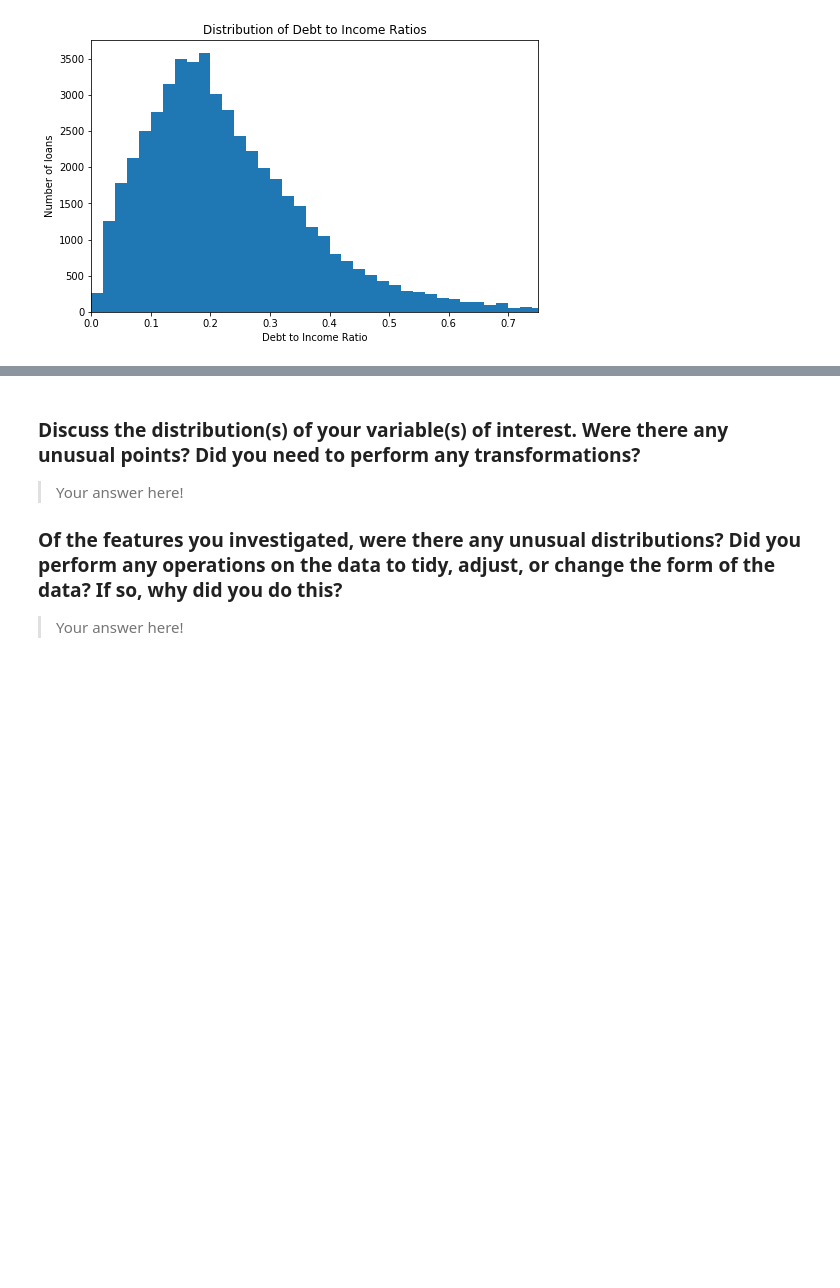
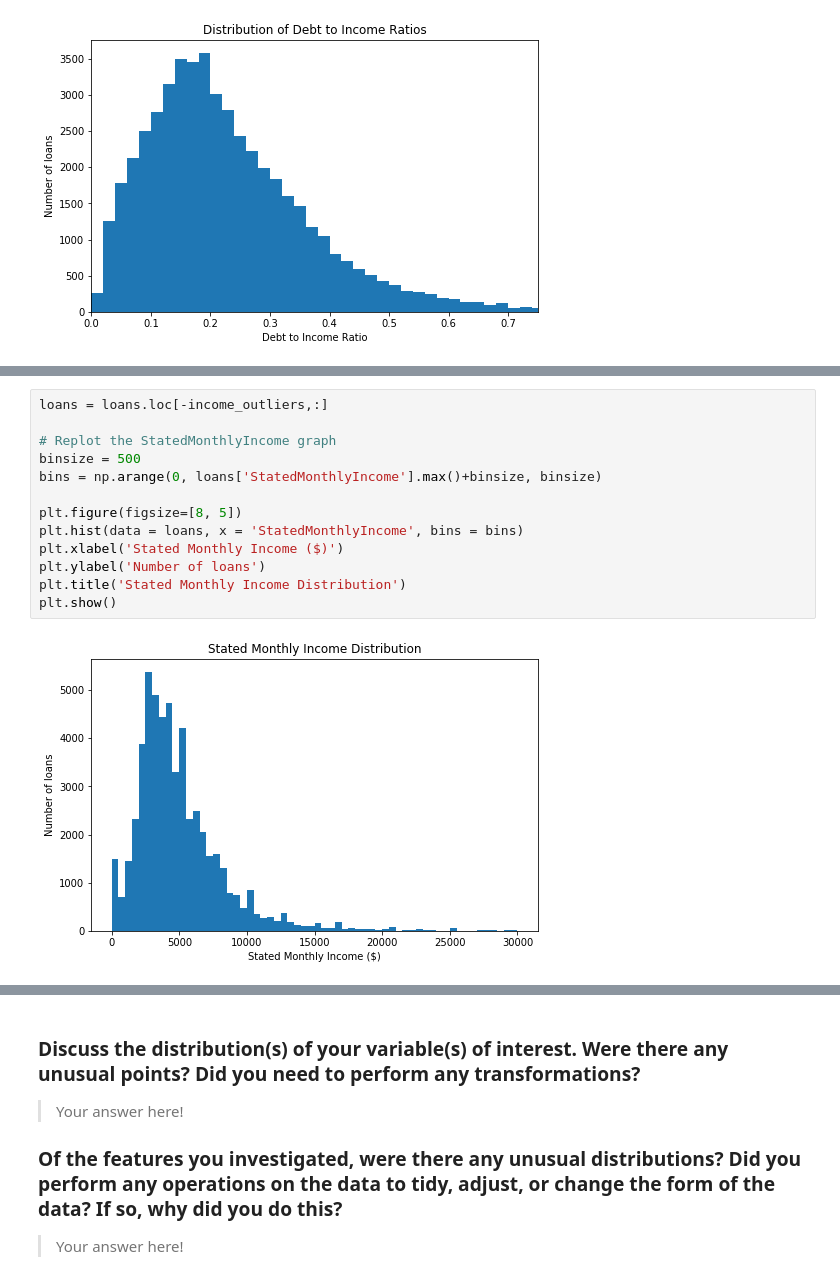
Before and after one commit to Jeffro80/DAND_Communicate_Findings, a Jupyter notebook: exploration-WORKING.ipynb, the cells around one changed output, grey strips where cells are left out. Drawn from its saved outputs; the diff is of its cells as text; blank space fills up the shorter version.

```diff
--- a/exploration-WORKING.ipynb
+++ b/exploration-WORKING.ipynb
@@ -585,0 +602,15 @@ you plan on investigating next.
+# %%
+loans = loans.loc[-income_outliers,:]
+
+# Replot the StatedMonthlyIncome graph
+binsize = 500
+bins = np.arange(0, loans['StatedMonthlyIncome'].max()+binsize, binsize)
+
+plt.figure(figsize=[8, 5])
+plt.hist(data = loans, x = 'StatedMonthlyIncome', bins = bins)
+plt.xlabel('Stated Monthly Income ($)')
+plt.ylabel('Number of loans')
+plt.title('Stated Monthly Income Distribution')
+plt.show()
+# %% [output]
+[figure, added]
```
Also changed, not shown: parts of 9 cells of this notebook.
